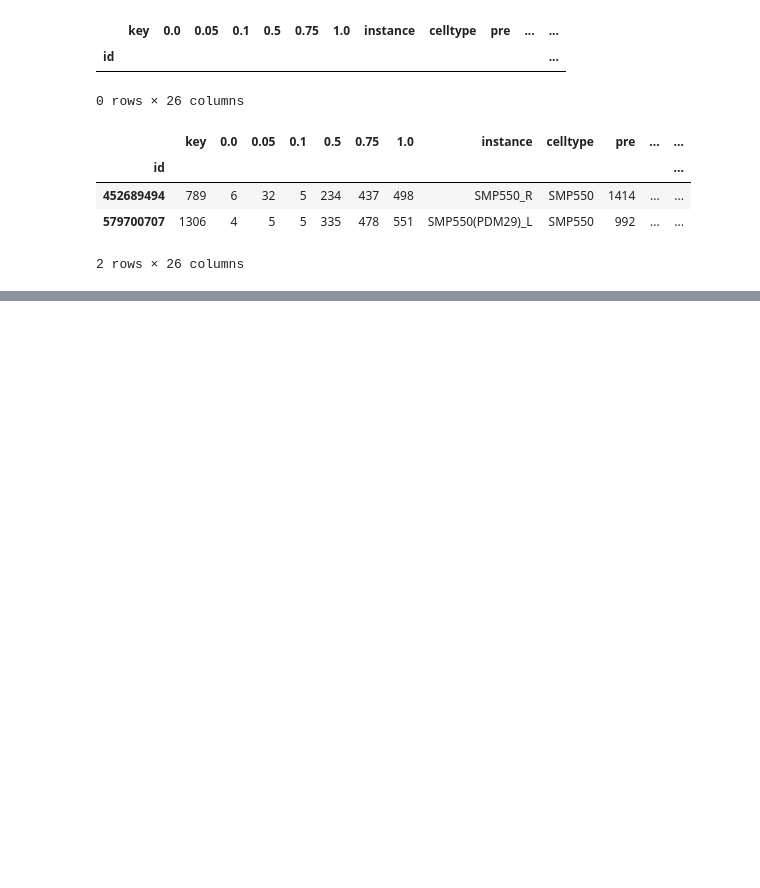
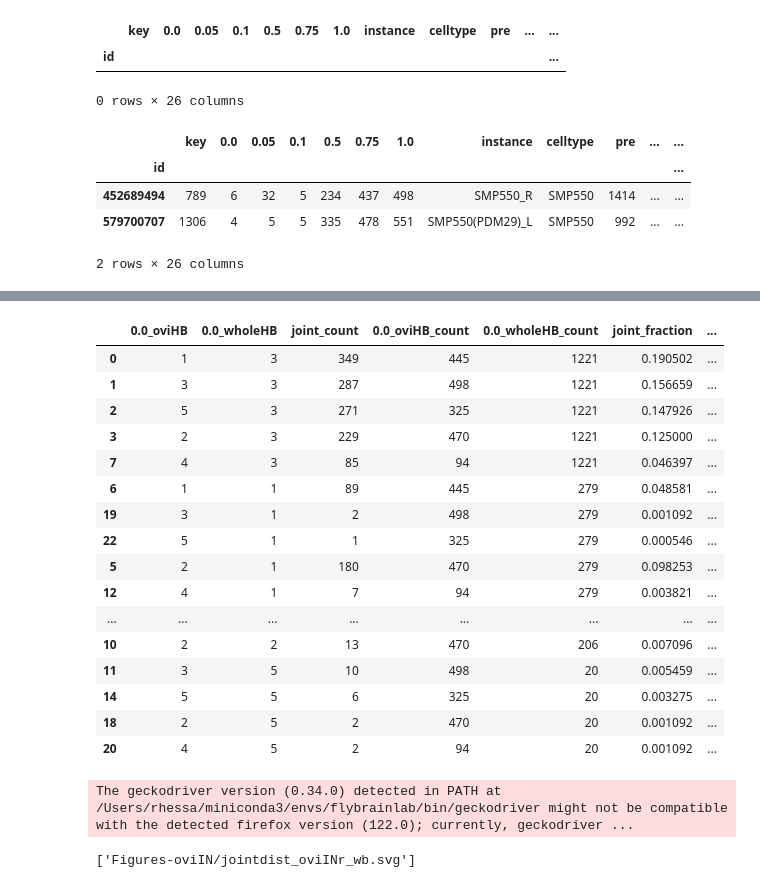
Before and after one commit to RhessaWL/flybrain-clustering, a Jupyter notebook: joint_marginals_graph.ipynb, the cells around one changed output, grey strips where cells are left out. Drawn from its saved outputs; the diff is of its cells as text; code cells hidden in the pictures; blank space fills up the shorter version.

```diff
--- a/joint_marginals_graph.ipynb
+++ b/joint_marginals_graph.ipynb
@@ -732,25 +736,60 @@ chi2 = res + df2_suf
 
 jm = joint_marginal(mod_merge_df, chi1, chi2, include_fraction=True)
 
+# map colors into the dataframe
+jm['color']=jm['0.0_oviHB'].map(color_dict)
+
 # sort the clusters on the y axis to get a more "diagonal" plot
 yrange = jm.sort_values([f"{chi2}_fraction"], ascending=False).groupby(chi2).agg({chi1: "first", f"{chi2}_fraction": "first", "joint_count": "first"}).sort_values([chi1, "joint_count"], ascending=[True, False]).index
 
 # make a bokeh figure
-f = figure(title=f"Clusters at chi2 = {chi2} vs. clusters at chi1 = {chi1}",
+f = figure(title=f"Module at chi2 = {chi2} vs. module at chi1 = {chi1}",
 x_range=FactorRange(factors=[str(i + 1) for i in range(jm[chi1].max())]),
 y_range=FactorRange(factors=[str(y) for y in yrange]),
 width=600, height=700)
 jm["x"] = jm[chi1].apply(str)  # bokeh factor range has to have strings, so we have to convert these
 jm["y"] = jm[chi2].apply(str)
 
-f.rect(x="x", y="y", width=f"{chi1}_fraction", height=f"{chi2}_fraction", source=jm)
+f.rect(x="x", y="y", width=f"{chi1}_fraction", height=f"{chi2}_fraction", source=jm, fill_color='color', line_color='color')
 f.add_tools(HoverTool(tooltips={"Neurons": "@joint_count (@joint_fraction{%%} of Hemibrain)",
                                 f"Fraction of {chi2}": f"@{{{chi2}_fraction}}{{2.%%}}",
                                 f"Fraction of {chi1}": f"@{{{chi1}_fraction}}{{2.%%}}"}))
-f.xaxis.axis_label = 'Cluster in ' +chi1
-f.yaxis.axis_label = 'Cluster in ' +chi2
+f.xaxis.axis_label = 'Module in ' +chi1
+f.yaxis.axis_label = 'Module in ' +chi2
 
 show(f)
 # %% [output]
 [interactive output not drawn]
 [interactive output not drawn]
+# %%
+jm
+# %% [output]
+|  | 0.0_oviHB | 0.0_wholeHB | joint_count | 0.0_oviHB_count | 0.0_wholeHB_count | joint_fraction | ... |
+| 0 | 1 | 3 | 349 | 445 | 1221 | 0.190502 | ... |
+| 1 | 3 | 3 | 287 | 498 | 1221 | 0.156659 | ... |
+| 2 | 5 | 3 | 271 | 325 | 1221 | 0.147926 | ... |
+| 3 | 2 | 3 | 229 | 470 | 1221 | 0.125000 | ... |
+| 7 | 4 | 3 | 85 | 94 | 1221 | 0.046397 | ... |
+| 6 | 1 | 1 | 89 | 445 | 279 | 0.048581 | ... |
+| 19 | 3 | 1 | 2 | 498 | 279 | 0.001092 | ... |
+| 22 | 5 | 1 | 1 | 325 | 279 | 0.000546 | ... |
+| 5 | 2 | 1 | 180 | 470 | 279 | 0.098253 | ... |
+| 12 | 4 | 1 | 7 | 94 | 279 | 0.003821 | ... |
+| ... | ... | ... | ... | ... | ... | ... | ... |
+| 10 | 2 | 2 | 13 | 470 | 206 | 0.007096 | ... |
+| 11 | 3 | 5 | 10 | 498 | 20 | 0.005459 | ... |
+| 14 | 5 | 5 | 6 | 325 | 20 | 0.003275 | ... |
+| 18 | 2 | 5 | 2 | 470 | 20 | 0.001092 | ... |
+| 20 | 4 | 5 | 2 | 94 | 20 | 0.001092 | ... |
+# %%
+# save f as a svg file
+from bokeh.io import export_svgs
+
+# option 1
+f.output_backend = "svg"
+
+# option 2
+export_svgs(f, filename='Figures-oviIN/jointdist_oviINr_wb.svg')
+# %% [output]
+The geckodriver version (0.34.0) detected in PATH at /Users/rhessa/miniconda3/envs/flybrainlab/bin/geckodriver might not be compatible with the detected firefox version (122.0); currently, geckodriver ...
+['Figures-oviIN/jointdist_oviINr_wb.svg']
```
Also changed, not shown: parts of 9 cells of this notebook, 11 other files.
